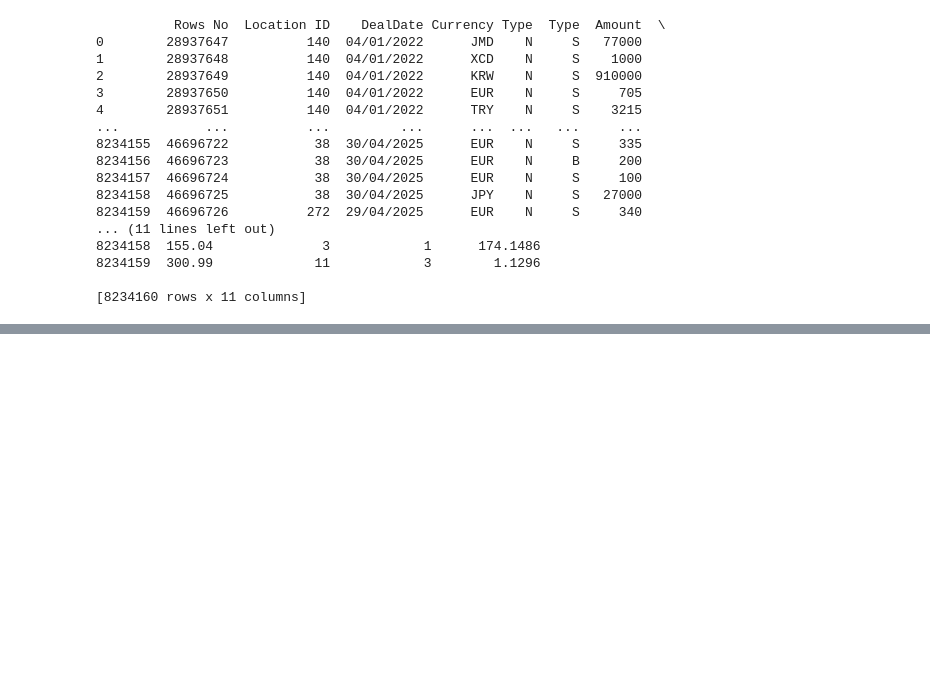
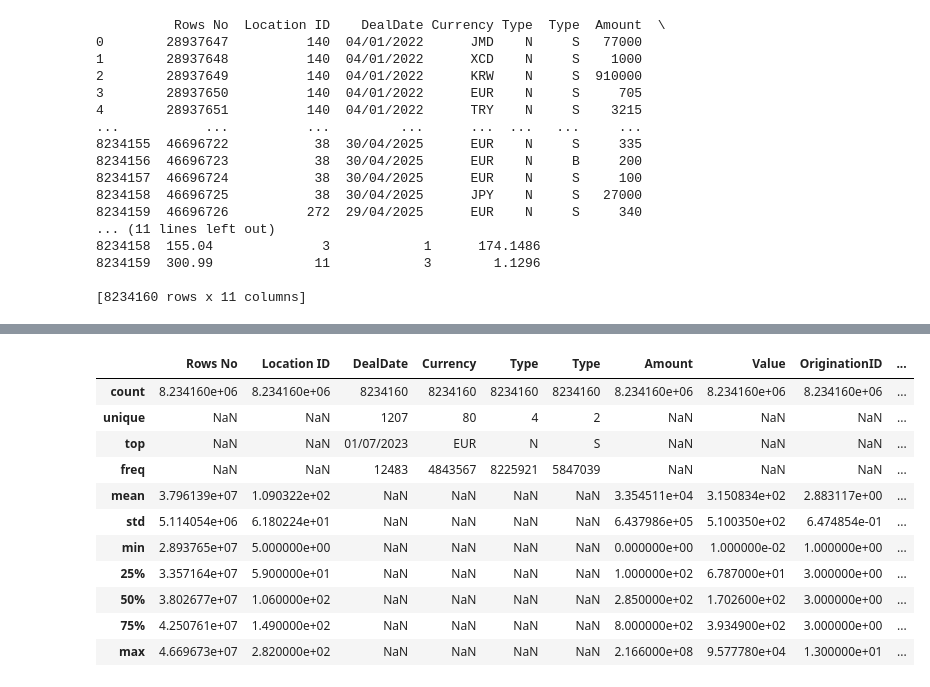
Before and after one commit to ASHIKAMOHAN/Sales_Forecasting, a Jupyter notebook: Sales_Forecasting.ipynb, the cells around one changed output, grey strips where cells are left out. Drawn from its saved outputs; the diff is of its cells as text; code cells hidden in the pictures; blank space fills up the shorter version.

```diff
--- a/Sales_Forecasting.ipynb
+++ b/Sales_Forecasting.ipynb
@@ -32,0 +59,15 @@ print(df)
+# %%
+sales_df.describe(include='all')
+# %% [output]
+|  | Rows No | Location ID | DealDate | Currency | Type | Type | Amount | Value | OriginationID | ... |
+| count | 8.234160e+06 | 8.234160e+06 | 8234160 | 8234160 | 8234160 | 8234160 | 8.234160e+06 | 8.234160e+06 | 8.234160e+06 | ... |
+| unique | NaN | NaN | 1207 | 80 | 4 | 2 | NaN | NaN | NaN | ... |
+| top | NaN | NaN | 01/07/2023 | EUR | N | S | NaN | NaN | NaN | ... |
+| freq | NaN | NaN | 12483 | 4843567 | 8225921 | 5847039 | NaN | NaN | NaN | ... |
+| mean | 3.796139e+07 | 1.090322e+02 | NaN | NaN | NaN | NaN | 3.354511e+04 | 3.150834e+02 | 2.883117e+00 | ... |
+| std | 5.114054e+06 | 6.180224e+01 | NaN | NaN | NaN | NaN | 6.437986e+05 | 5.100350e+02 | 6.474854e-01 | ... |
+| min | 2.893765e+07 | 5.000000e+00 | NaN | NaN | NaN | NaN | 0.000000e+00 | 1.000000e-02 | 1.000000e+00 | ... |
+| 25% | 3.357164e+07 | 5.900000e+01 | NaN | NaN | NaN | NaN | 1.000000e+02 | 6.787000e+01 | 3.000000e+00 | ... |
+| 50% | 3.802677e+07 | 1.060000e+02 | NaN | NaN | NaN | NaN | 2.850000e+02 | 1.702600e+02 | 3.000000e+00 | ... |
+| 75% | 4.250761e+07 | 1.490000e+02 | NaN | NaN | NaN | NaN | 8.000000e+02 | 3.934900e+02 | 3.000000e+00 | ... |
+| max | 4.669673e+07 | 2.820000e+02 | NaN | NaN | NaN | NaN | 2.166000e+08 | 9.577780e+04 | 1.300000e+01 | ... |
```
Also changed, not shown: parts of 6 cells of this notebook.
